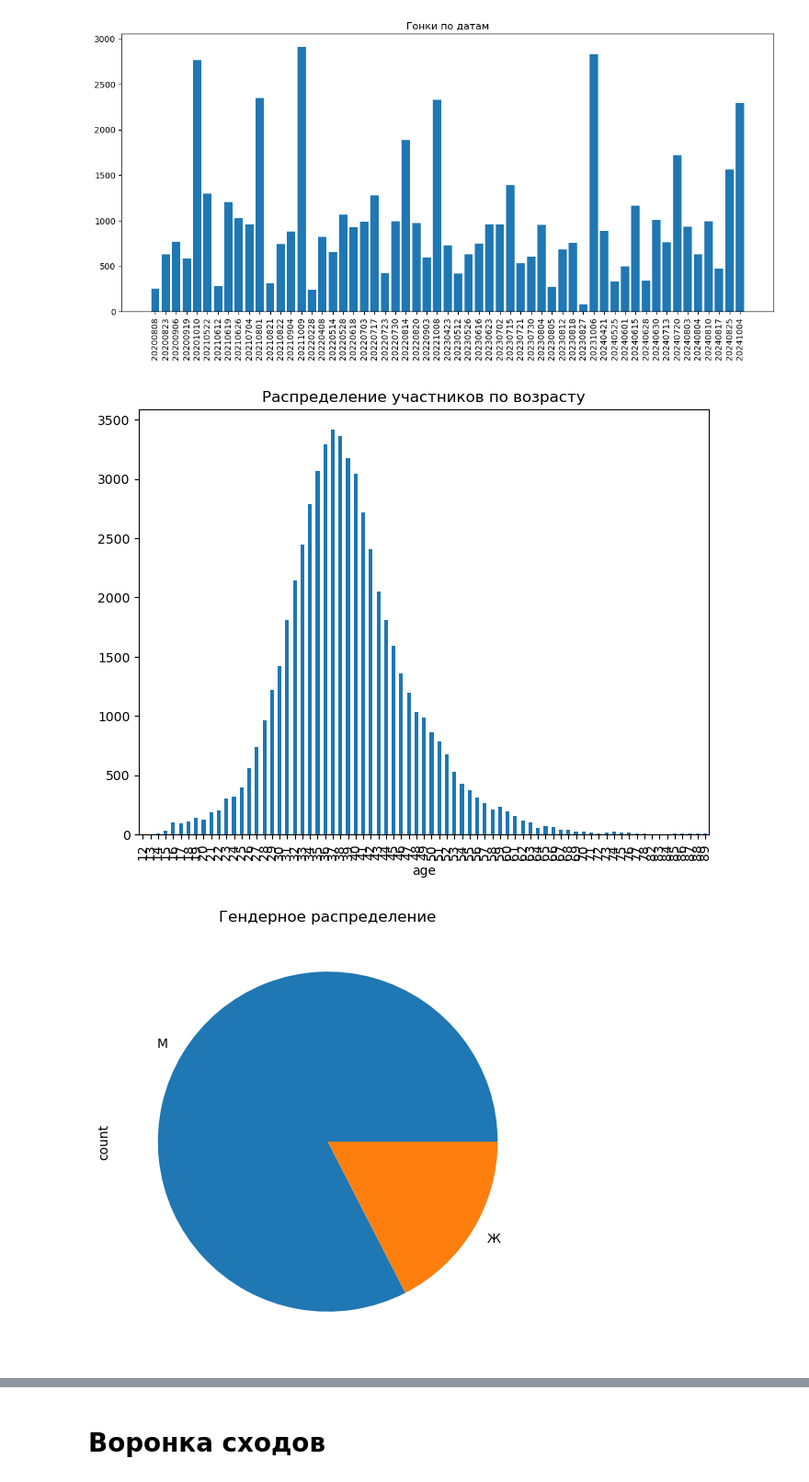
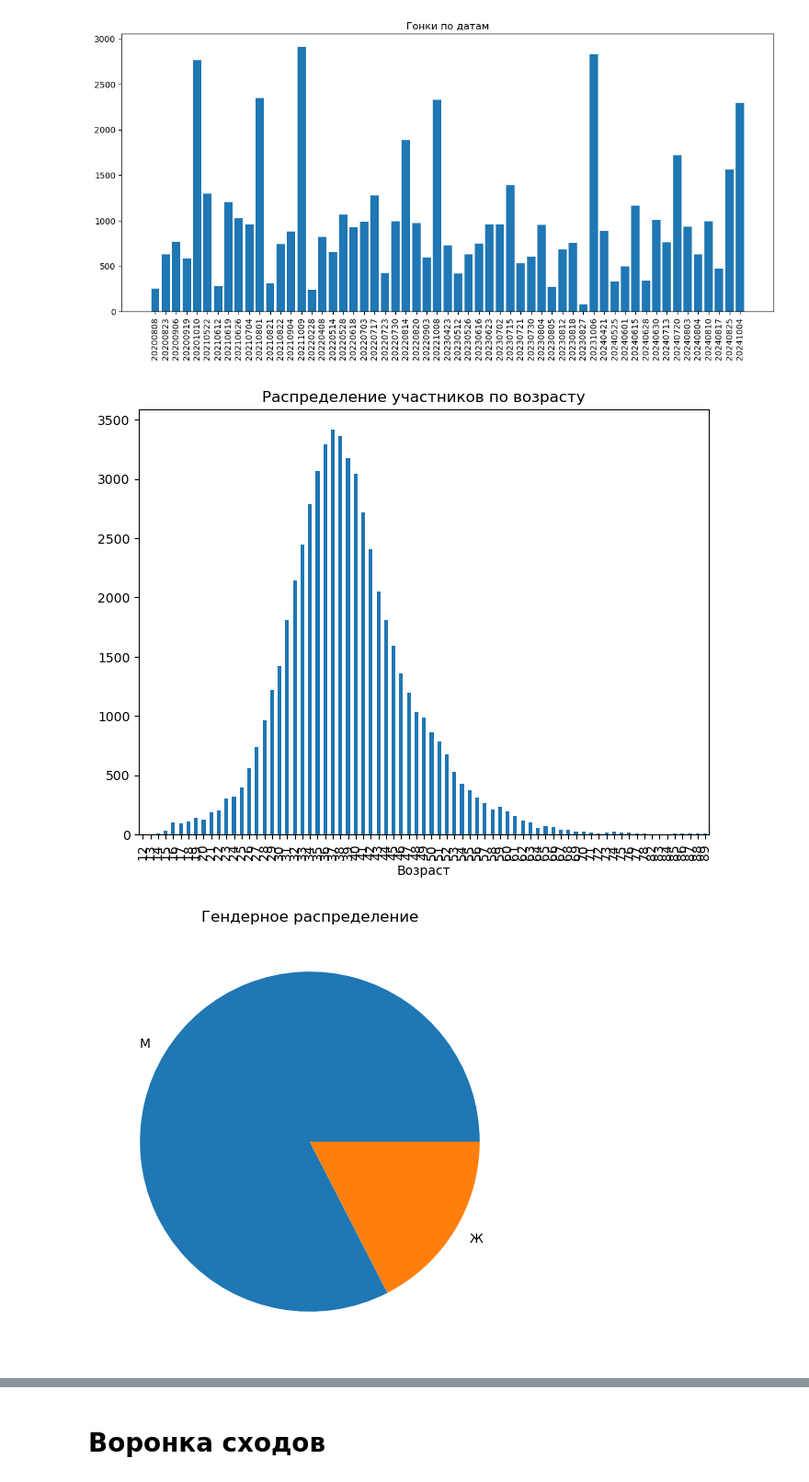
Before and after one commit to delffine/Pet-projects, a Jupyter notebook: triathlon_races/tr_stat.ipynb, the cells around one changed output, grey strips where cells are left out. Shown at 92% size. Saved outputs shown, nothing was run; the diff lists cells and outputs as text; code cells hidden in the pictures.

```diff
--- a/triathlon_races/tr_stat.ipynb
+++ b/triathlon_races/tr_stat.ipynb
@@ -13,12 +14,8 @@ def tosec (ttt):
     sec = int(ttt.split(':')[-3]) * 3600 + int(ttt.split(':')[-2]) * 60 +  int(ttt.split(':')[-1])
     return sec
 # %%
+#Функций поиска похожих названий по расстоянию Левенштейна
 def fuzz_mo(data, col):
-    """
-# Чтобы уменьшить число проверок будем проверять название МО
-# со всеми следующими за ним названия МО.
-# Получаем значение и индекс.
-    """
     res = {}
     for med_ind, med_inst_1 in enumerate(data[col].unique()):
         # Проверяем, чтобы индекс не был последним.
@@ -27,9 +24,6 @@ def fuzz_mo(data, col):
             for med_inst_2 in data[col].unique()[(med_ind+1):]:
                 if fuzz.ratio(med_inst_1, med_inst_2) >= 85:
                     # Вывод данных при совпадении условий.
-                    #print(med_inst_1)
-                    #print(med_inst_2)
-                    #print(50*'*')
                     res[med_inst_1] = med_inst_2
     return res
 # %% [markdown]
@@ -333,7 +322,7 @@ rawdt['from'].nunique()
 # %%
 rawdt['from'] = rawdt['from'].str.strip().str.lower()\
     .str.replace('г ', '').str.replace('г. ', '').str.replace('г.', '')\
-    .str.replace('д.', '').str.replace('c.', '').str.replace('п.', '')\
+    .str.replace('д.', '').str.replace('c.', '').str.replace('п.', '').str.replace('о.', '')\
     .str.replace('.-', '-').str.replace(' - ', '-').str.strip()
 # %%
 rawdt['from'].nunique()
@@ -407,16 +400,18 @@ plt.show()
 fig = plt.figure(figsize = (8, 6))
 rawdt.groupby('age')['number'].count().plot.bar()
 plt.title('Распределение участников по возрасту')
+plt.xlabel('Возраст')
 plt.show()
 # %% [output]
-[figure, old version]
+[figure, new version]
 # %%
 fig = plt.figure(figsize = (8, 6))
 rawdt['sex'].value_counts().plot.pie()
 plt.title('Гендерное распределение')
+plt.ylabel('')
 plt.show()
 # %% [output]
-[figure, old version]
+[figure, new version]
 # %%
 fig = plt.figure(figsize = (8, 8))
 rawdt['from'].value_counts()[0:20][::-1].plot.barh()
```
Also changed, not shown: parts of 16 cells of this notebook.
